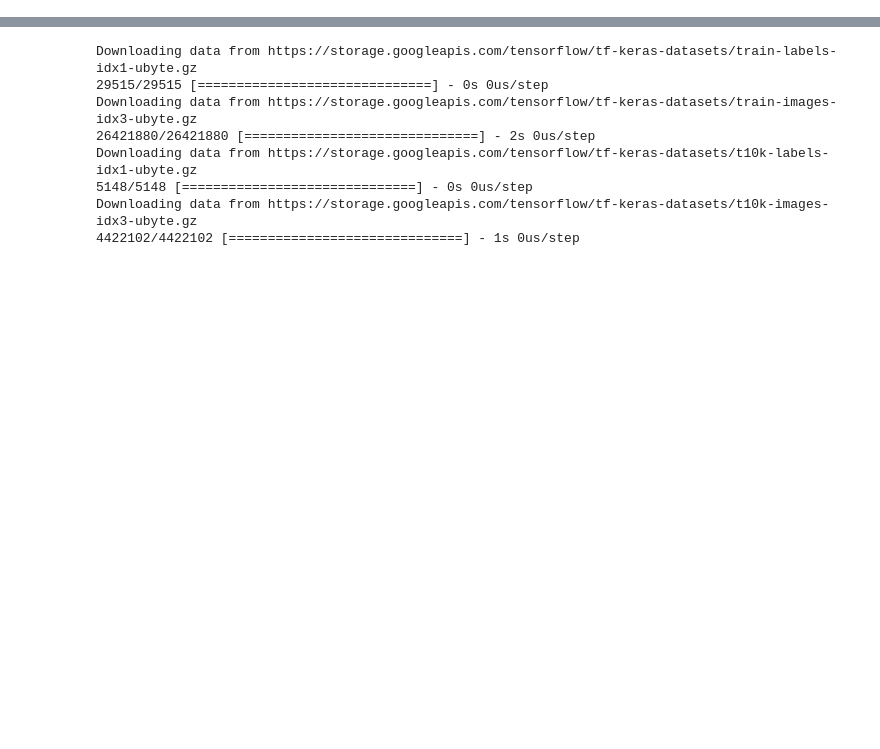
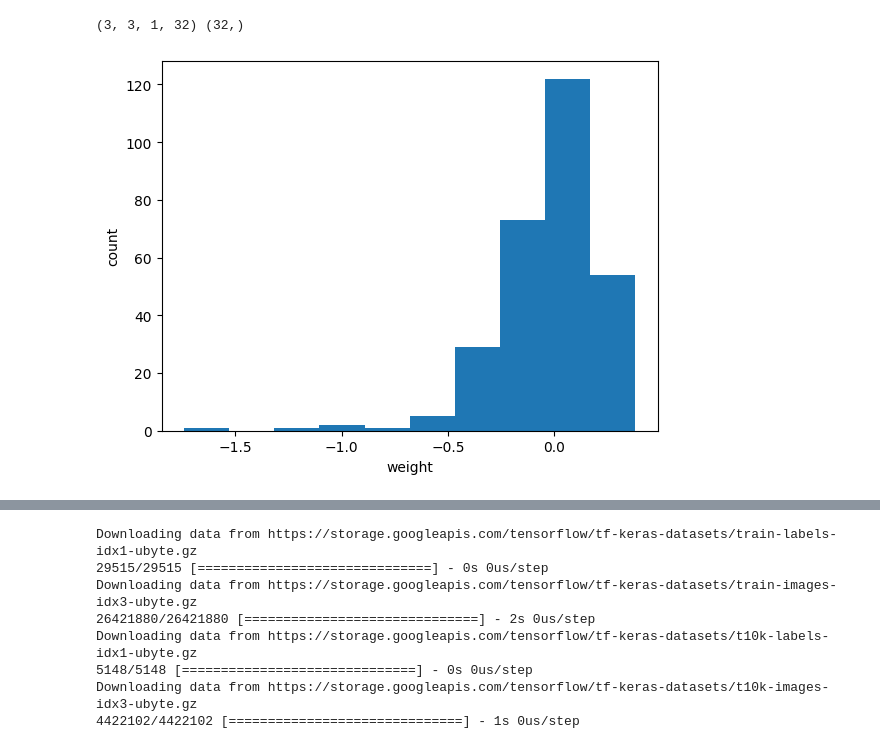
Before and after one commit to rladmswl1116/-, a Jupyter notebook: 혼공_7-3.ipynb, the cells around one changed output, grey strips where cells are left out. Saved outputs shown, nothing was run; the diff lists cells and outputs as text; code cells hidden in the pictures; blank space fills up the shorter version.

```diff
--- a/혼공_7-3.ipynb
+++ b/혼공_7-3.ipynb
@@ -4,0 +3,4 @@ from tensorflow import keras
+# %%
+from tensorflow import keras
+!wget https://github.com/rickiepark/hg-mldl/raw/master/best-cnn-model.h5
+model = keras.models.load_model('best-cnn-model.h5')
@@ -4,0 +36,15 @@ from tensorflow import keras
+# %%
+conv = model.layers[0]
+print(conv.weights[0].shape, conv.weights[1].shape)
+# %% [output]
+(3, 3, 1, 32) (32,)
+# %%
+import matplotlib.pyplot as plt
+
+conv_weights = conv.weights[0].numpy()
+plt.hist(conv_weights.reshape(-1, 1))
+plt.xlabel('weight')
+plt.ylabel('count')
+plt.show()
+# %% [output]
+[figure, added]
```
Also changed, not shown: parts of 72 cells of this notebook.
